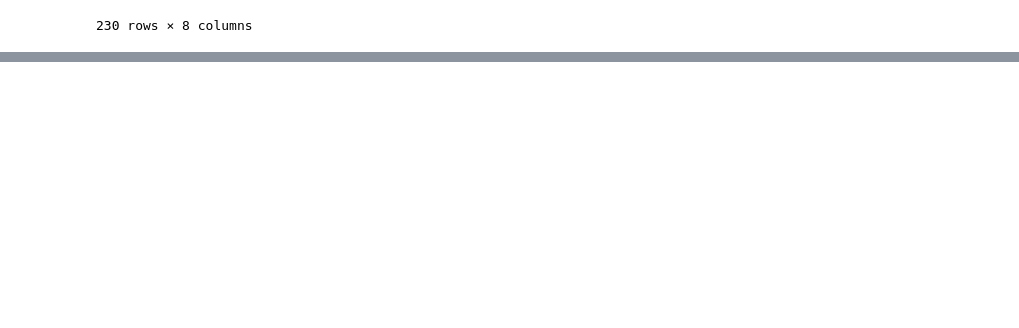
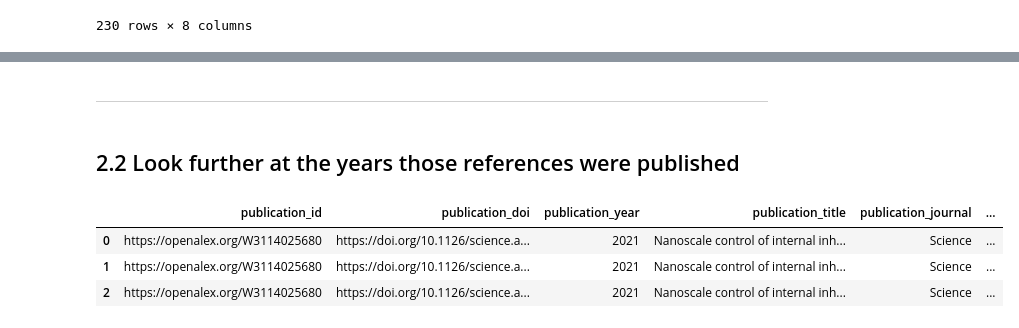
Before and after one commit to eschares/OpenAlex-CitedReferences, a Jupyter notebook: refactored_Schares_cited_references_in_OpenAlex.ipynb, the cells around one changed output, grey strips where cells are left out. Saved outputs shown, nothing was run; the diff lists cells and outputs as text; code cells hidden in the pictures; blank space fills up the shorter version.

```diff
--- a/refactored_Schares_cited_references_in_OpenAlex.ipynb
+++ b/refactored_Schares_cited_references_in_OpenAlex.ipynb
@@ -261,7 +283,10 @@ Once you have the OpenAlex response run and parsed into pandas df's, you can sta
 # %%
 pubs_df = pd.read_csv('publications.csv')
 pub2ref_df = pd.read_csv('pub2ref.csv')
-refs_df = pd.read_csv('references.csv')
+refs_df = pd.read_parquet('references.parquet')
+
+# summary before is pubs_df now
+summary_df = pubs_df
 
 # join tables on id fields - that's why it is important to keep unique openalex ids!
 df = pub2ref_df.join(pubs_df.set_index('publication_id'), on='publication_id')
@@ -349,0 +459,12 @@ Name: publication_doi, Length: 173, dtype: int64
+# %% [markdown]
+---
+# %% [markdown]
+## 2.2 Look further at the years those references were published
+# %%
+#df = pd.read_parquet('my_file_7697.parquet')
+df.head(3)
+# %% [output]
+|  | publication_id | publication_doi | publication_year | publication_title | publication_journal | ... |
+| 0 | https://openalex.org/W3114025680 | https://doi.org/10.1126/science.a... | 2021 | Nanoscale control of internal inh... | Science | ... |
+| 1 | https://openalex.org/W3114025680 | https://doi.org/10.1126/science.a... | 2021 | Nanoscale control of internal inh... | Science | ... |
+| 2 | https://openalex.org/W3114025680 | https://doi.org/10.1126/science.a... | 2021 | Nanoscale control of internal inh... | Science | ... |
```
Also changed, not shown: parts of 58 cells of this notebook.
